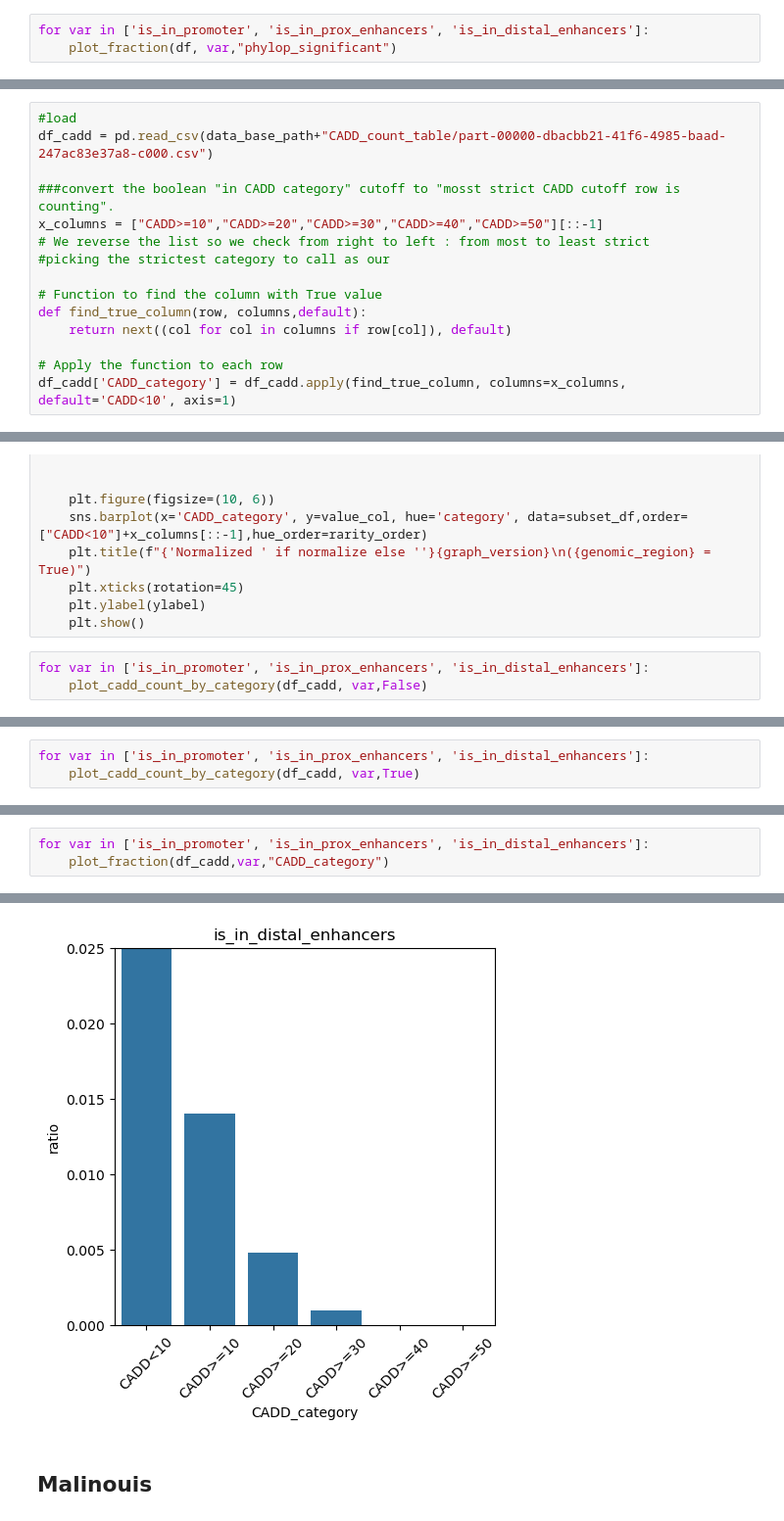
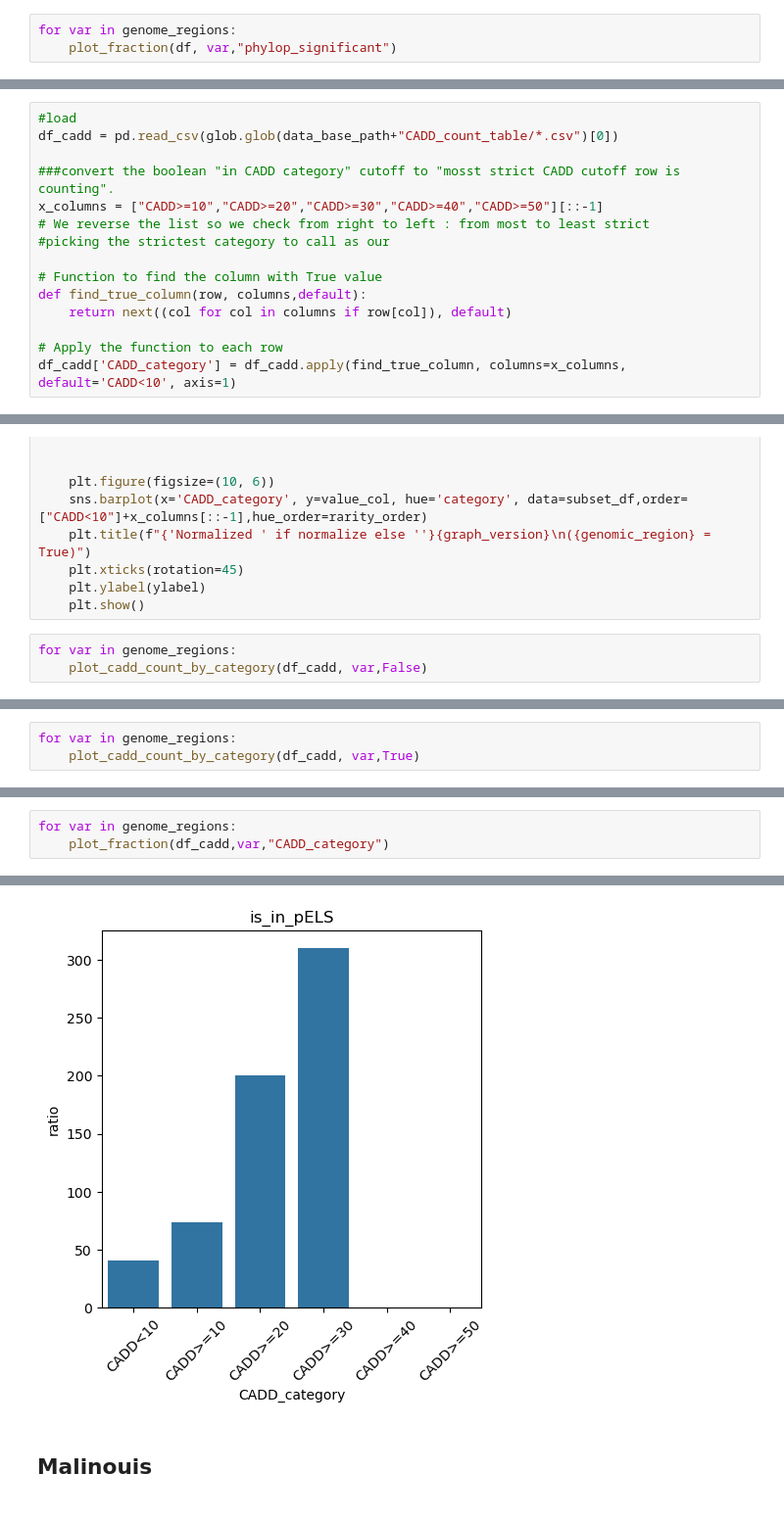
Before and after one commit to Reilly-Lab-Yale/variant_effects_mnoon, a Jupyter notebook: 3.graphs/graph_all.ipynb, the cells around one changed output, grey strips where cells are left out. Shown at 98% size. Saved outputs shown, nothing was run; the diff lists cells and outputs as text.

```diff
--- a/3.graphs/graph_all.ipynb
+++ b/3.graphs/graph_all.ipynb
@@ -115,7 +141,7 @@ def plot_fraction(df, genomic_region,to_plot):
 
     plt.show()
 # %%
-for var in ['is_in_promoter', 'is_in_prox_enhancers', 'is_in_distal_enhancers']:
+for var in genome_regions:
     plot_fraction(df, var,"phylop_significant")
 # %% [output]
 A value is trying to be set on a copy of a slice from a DataFrame.
@@ -142,7 +168,7 @@ See the caveats in the documentation: https://pandas.pydata.org/pandas-docs/stab
 load & munge data
 # %%
 #load
-df_cadd = pd.read_csv(data_base_path+"CADD_count_table/part-00000-dbacbb21-41f6-4985-baad-247ac83e37a8-c000.csv")
+df_cadd = pd.read_csv(glob.glob(data_base_path+"CADD_count_table/*.csv")[0])
 
 ###convert the boolean "in CADD category" cutoff to "mosst strict CADD cutoff row is counting".
 x_columns = ["CADD>=10","CADD>=20","CADD>=30","CADD>=40","CADD>=50"][::-1]
@@ -193,6 +215,6 @@ def plot_cadd_count_by_category(df, genomic_region,normalize):
     plt.ylabel(ylabel)
     plt.show()
 # %%
-for var in ['is_in_promoter', 'is_in_prox_enhancers', 'is_in_distal_enhancers']:
+for var in genome_regions:
     plot_cadd_count_by_category(df_cadd, var,False)
 # %% [output]
@@ -202,5 +224,5 @@ for var in ['is_in_promoter', 'is_in_prox_enhancers', 'is_in_distal_enhancers']:
 # %%
-for var in ['is_in_promoter', 'is_in_prox_enhancers', 'is_in_distal_enhancers']:
+for var in genome_regions:
     plot_cadd_count_by_category(df_cadd, var,True)
 # %% [output]
 A value is trying to be set on a copy of a slice from a DataFrame.
@@ -226,5 +248,5 @@ Compute ratio common over rare.
 # %%
-for var in ['is_in_promoter', 'is_in_prox_enhancers', 'is_in_distal_enhancers']:
+for var in genome_regions:
     plot_fraction(df_cadd,var,"CADD_category")
 # %% [output]
 A value is trying to be set on a copy of a slice from a DataFrame.
@@ -242,9 +264,9 @@ See the caveats in the documentation: https://pandas.pydata.org/pandas-docs/stab
 A value is trying to be set on a copy of a slice from a DataFrame.
 Try using .loc[row_indexer,col_indexer] = value instead
 
 See the caveats in the documentation: https://pandas.pydata.org/pandas-docs/stable/user_guide/indexing.html#returning-a-view-versus-a-copy
   subset_df["rarity_bin"]=subset_df.apply(lump_rarity_categories,axis=1)
-[figure, old version]
+[figure, new version]
 # %% [markdown]
 ## Malinouis
 # %%
```
Also changed, not shown: parts of 25 cells of this notebook, 3 other files.
